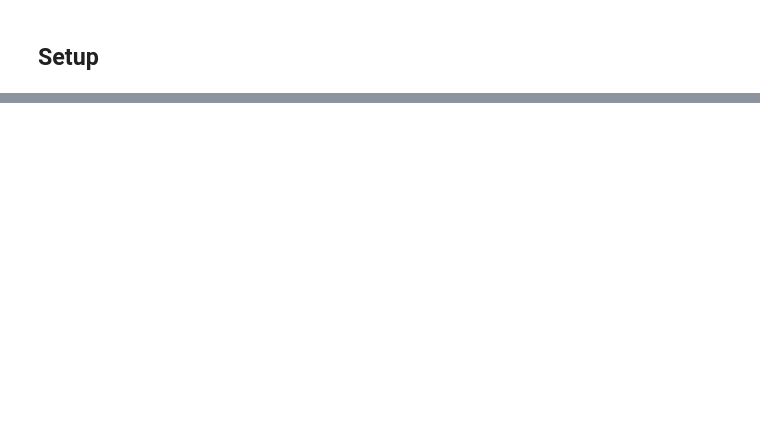
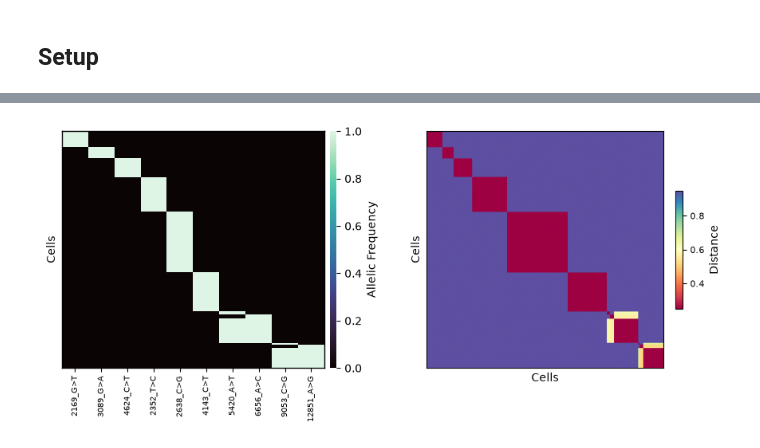
Before and after one commit to andrecossa5/MiTo, a Jupyter notebook: docs/source/getting_started.ipynb, the cells around one changed output, grey strips where cells are left out. Saved outputs shown, nothing was run; the diff lists cells and outputs as text; code cells hidden in the pictures; blank space fills up the shorter version.

```diff
--- a/docs/source/getting_started.ipynb
+++ b/docs/source/getting_started.ipynb
@@ -33,0 +192,8 @@ mt.__version__
+# %%
+fig, axs = plt.subplots(1, 2, figsize=(9, 4))
+mt.pl.heatmap_variants(afm, tree=tree, layer='bin', vmax=1, ax=axs[0])
+mt.pl.heatmap_distances(afm, tree=tree, ax=axs[1])
+fig.tight_layout()
+plt.show()
+# %% [output]
+[figure, added]
```
Also changed, not shown: parts of 27 cells of this notebook, 7 other files.
